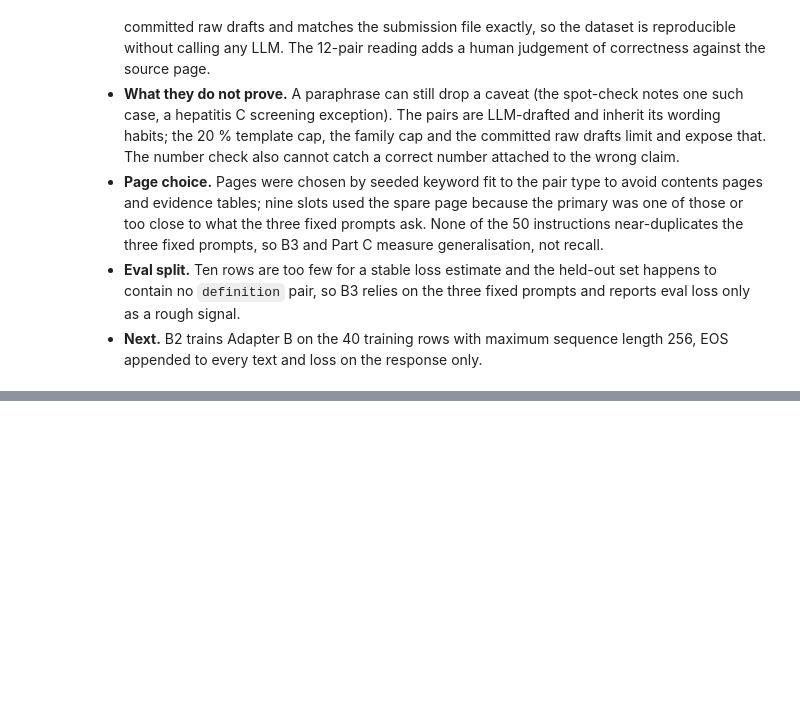
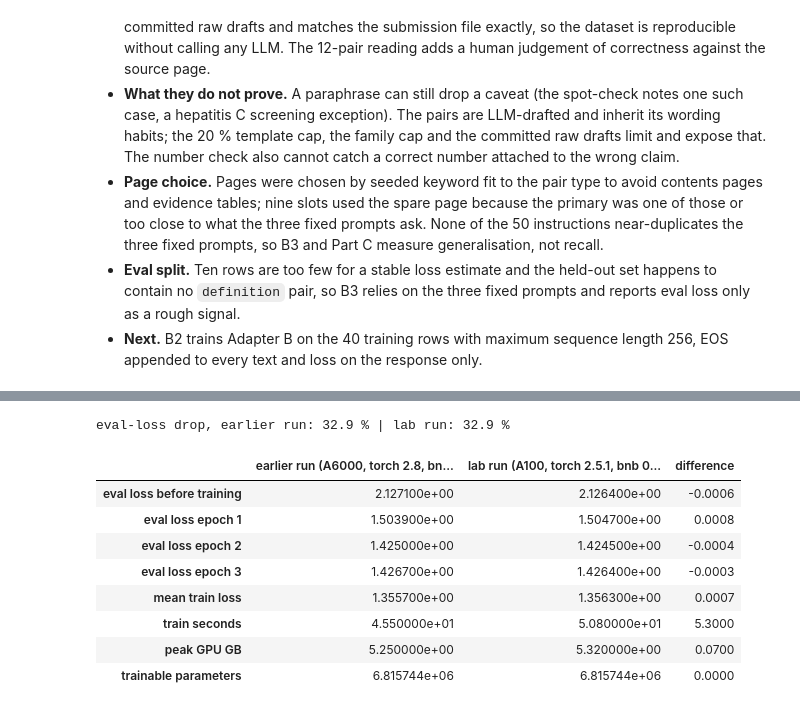
Before and after one commit to bheemreddy1729/fine-tuning-Mistral-7B, a Jupyter notebook: assignment_1b.ipynb, the cells around one changed output, grey strips where cells are left out. Drawn from its saved outputs; the diff is of its cells as text; code cells hidden in the pictures; blank space fills up the shorter version.

```diff
--- a/assignment_1b.ipynb
+++ b/assignment_1b.ipynb
@@ -998,0 +1015,21 @@ eval ids   : ['p05', 'p10', 'p12', 'p17', 'p20', 'p24', 'p26', 'p27', 'p30', 'p4
+# %%
+import gc, tempfile
+os.environ.setdefault("USE_TF", "0")                     # PyTorch-only job
+from peft import LoraConfig, get_peft_model, prepare_model_for_kbit_training
+from transformers import BitsAndBytesConfig, Trainer, TrainingArguments, set_seed
+import peft, bitsandbytes
+
+# free the bfloat16 baseline model from Part A so the 4-bit model gets a clean GPU
+for name in ("model",):
+    if name in globals(): del globals()[name]
+gc.collect(); torch.cuda.empty_cache()
+print(f"GPU memory held by this process after cleanup: {torch.cuda.memory_allocated() / 1e9:.2f} GB")
+
+HP = {"adapter": "B", "lora_r": 16, "lora_alpha": 32, "lora_dropout": 0.05, "target_modules": ["q_proj", "v_proj"],
+      "quantization": "4-bit NF4, double quantization, bfloat16 compute", "epochs": 3, "per_device_batch_size": 1,
+      "gradient_accumulation_steps": 4, "effective_batch_size": 4, "learning_rate": 2e-4, "lr_scheduler": "linear",
+      "warmup_ratio": 0.03, "optimizer": "paged_adamw_32bit", "weight_decay": 0.0, "max_grad_norm": 1.0, "max_seq_length": 256,
+      "seed": 42, "precision": "bf16", "gradient_checkpointing": True,
+      "loss_on": "response and EOS only (prompt tokens masked with -100)"}
+print("Hyperparameters (the four the brief asks for are batch size, learning rate, epochs/steps, max sequence length):")
+pd.DataFrame({"value": {k: str(v) for k, v in HP.items()}})
@@ -998,0 +1235,9 @@ eval ids   : ['p05', 'p10', 'p12', 'p17', 'p20', 'p24', 'p26', 'p27', 'p30', 'p4
+# %%
+run2 = train_adapter(save_dir=None)
+e1, e2 = run1["eval_loss_by_epoch"], run2["eval_loss_by_epoch"]
+print("eval loss before training :", round(run1["eval_loss_before_training"], 4), round(run2["eval_loss_before_training"], 4))
+print("eval loss by epoch, run 1 :", [round(e["eval_loss"], 4) for e in e1])
+print("eval loss by epoch, run 2 :", [round(e["eval_loss"], 4) for e in e2])
+print("max |difference| in eval loss:", round(max(abs(a["eval_loss"] - b["eval_loss"]) for a, b in zip(e1, e2)), 5))
+print("smoke outputs identical   :", [a["output"] == b["output"] for a, b in zip(run1["smoke_generate"], run2["smoke_generate"])])
+print(f"run 2 time {run2['train_seconds']} s, peak GPU {run2['peak_gpu_memory_gb']} GB")
@@ -998,0 +1261,23 @@ eval ids   : ['p05', 'p10', 'p12', 'p17', 'p20', 'p24', 'p26', 'p27', 'p30', 'p4
+# %%
+old = json.loads((ROOT / "reports" / "qlora_training.json").read_text(encoding="utf-8"))
+oe, ne = old["eval_loss_by_epoch"], run1["eval_loss_by_epoch"]
+cmp_tbl = pd.DataFrame({
+    "earlier run (A6000, torch 2.8, bnb 0.50.2)": [old["eval_loss_before_training"]] + [e["eval_loss"] for e in oe] + [old["mean_train_loss"], old["train_seconds"], old["peak_gpu_memory_gb"], old["trainable_parameters"]],
+    "lab run (A100, torch 2.5.1, bnb 0.44.1)":     [run1["eval_loss_before_training"]] + [e["eval_loss"] for e in ne] + [run1["mean_train_loss"], run1["train_seconds"], run1["peak_gpu_memory_gb"], run1["trainable_parameters"]]},
+    index=["eval loss before training", "eval loss epoch 1", "eval loss epoch 2", "eval loss epoch 3", "mean train loss", "train seconds", "peak GPU GB", "trainable parameters"])
+cmp_tbl["difference"] = cmp_tbl.iloc[:, 1] - cmp_tbl.iloc[:, 0]
+print("eval-loss drop, earlier run: %.1f %% | lab run: %.1f %%" % (100 * (1 - oe[-1]["eval_loss"] / old["eval_loss_before_training"]), 100 * (1 - ne[-1]["eval_loss"] / run1["eval_loss_before_training"])))
+(REPORTS_LAB / "qlora_training.json").write_text(json.dumps({"hyperparameters": HP, "run1": run1, "run2": {k: v for k, v in run2.items() if k != "train_log"}}, indent=2, default=str), encoding="utf-8")
+(REPORTS_LAB / "qlora_smoke.json").write_text(json.dumps(run1["smoke_generate"], indent=2), encoding="utf-8")
+cmp_tbl.round(4)
+# %% [output]
+eval-loss drop, earlier run: 32.9 % | lab run: 32.9 %
+|  | earlier run (A6000, torch 2.8, bn... | lab run (A100, torch 2.5.1, bnb 0... | difference |
+| eval loss before training | 2.127100e+00 | 2.126400e+00 | -0.0006 |
+| eval loss epoch 1 | 1.503900e+00 | 1.504700e+00 | 0.0008 |
+| eval loss epoch 2 | 1.425000e+00 | 1.424500e+00 | -0.0004 |
+| eval loss epoch 3 | 1.426700e+00 | 1.426400e+00 | -0.0003 |
+| mean train loss | 1.355700e+00 | 1.356300e+00 | 0.0007 |
+| train seconds | 4.550000e+01 | 5.080000e+01 | 5.3000 |
+| peak GPU GB | 5.250000e+00 | 5.320000e+00 | 0.0700 |
+| trainable parameters | 6.815744e+06 | 6.815744e+06 | 0.0000 |
```
Also changed, not shown: parts of 17 cells of this notebook, 6 other files.
